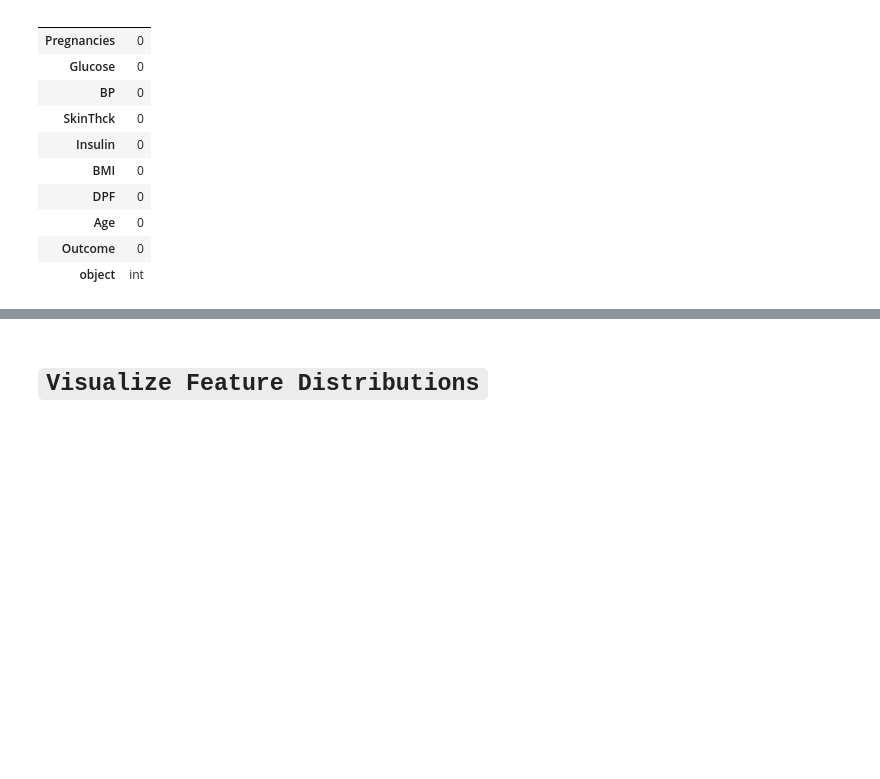
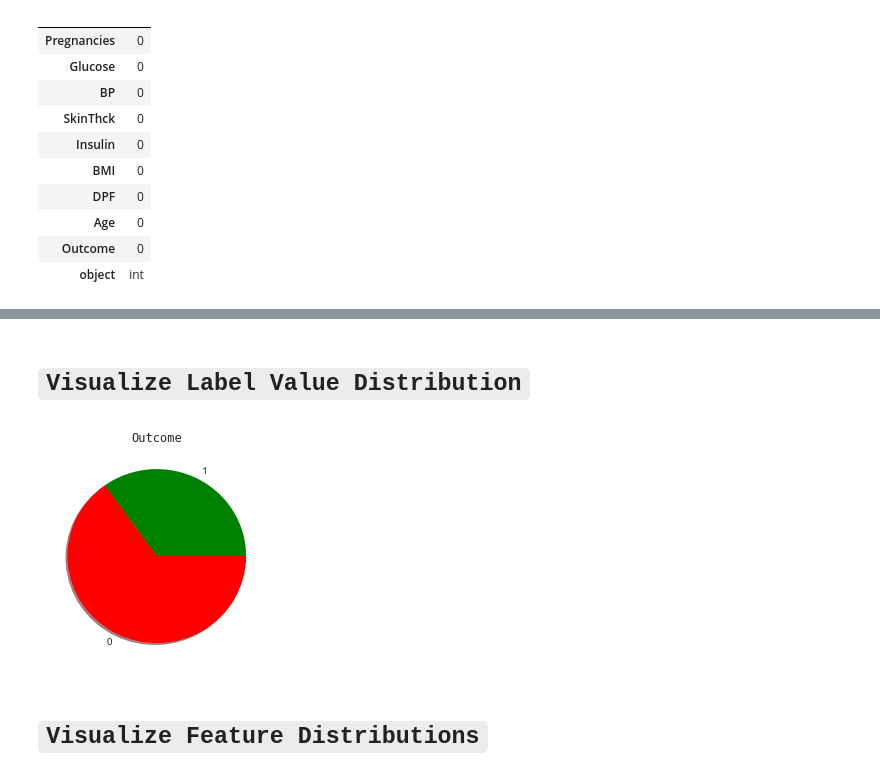
Before and after one commit to luciancooper/ada-II, a Jupyter notebook: Diabetes_Classification.ipynb, the cells around one changed output, grey strips where cells are left out. Saved outputs shown, nothing was run; the diff lists cells and outputs as text; code cells hidden in the pictures; blank space fills up the shorter version.

```diff
--- a/Diabetes_Classification.ipynb
+++ b/Diabetes_Classification.ipynb
@@ -70,3 +104,9 @@ Series[9]
+# %% [markdown]
+# `Visualize Label Value Distribution`
+# %%
+pygraph.piechart(labels,shadow=True,colors=['g','r'],show=True)
+# %% [output]
+[figure, added]
 # %% [markdown]
 # `Visualize Feature Distributions`
 # %%
```
Also changed, not shown: parts of 21 cells of this notebook, 1 other file.
